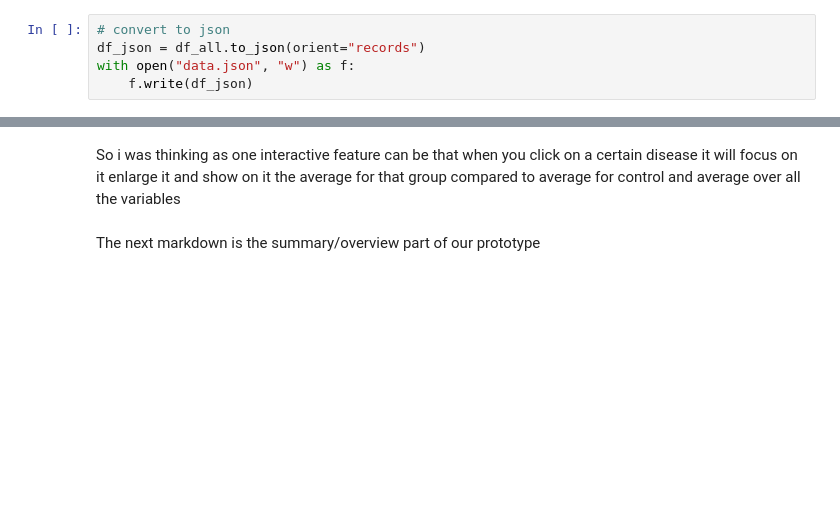
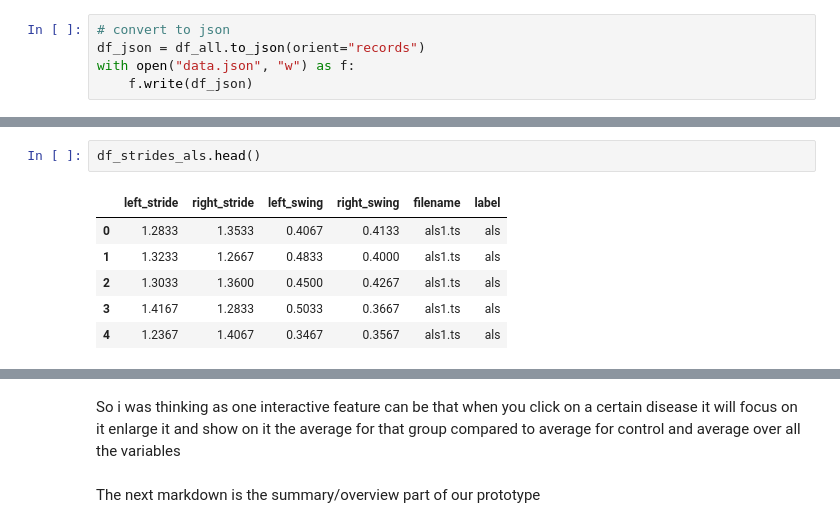
Before and after one commit to Excalibean/Neuro-Disease-Effects-on-Gait-Visualization, a Jupyter notebook: python_part.ipynb, the cells around one changed output, grey strips where cells are left out. Cells and saved outputs as stored; diff of their text form; blank space fills up the shorter version.

```diff
--- a/python_part.ipynb
+++ b/python_part.ipynb
@@ -284,0 +354,9 @@ with open("data.json", "w") as f:
+# %%
+df_strides_als.head()
+# %% [output]
+|  | left_stride | right_stride | left_swing | right_swing | filename | label |
+| 0 | 1.2833 | 1.3533 | 0.4067 | 0.4133 | als1.ts | als |
+| 1 | 1.3233 | 1.2667 | 0.4833 | 0.4000 | als1.ts | als |
+| 2 | 1.3033 | 1.3600 | 0.4500 | 0.4267 | als1.ts | als |
+| 3 | 1.4167 | 1.2833 | 0.5033 | 0.3667 | als1.ts | als |
+| 4 | 1.2367 | 1.4067 | 0.3467 | 0.3567 | als1.ts | als |
```
Also changed, not shown: parts of 3 cells of this notebook, 4 other files.
